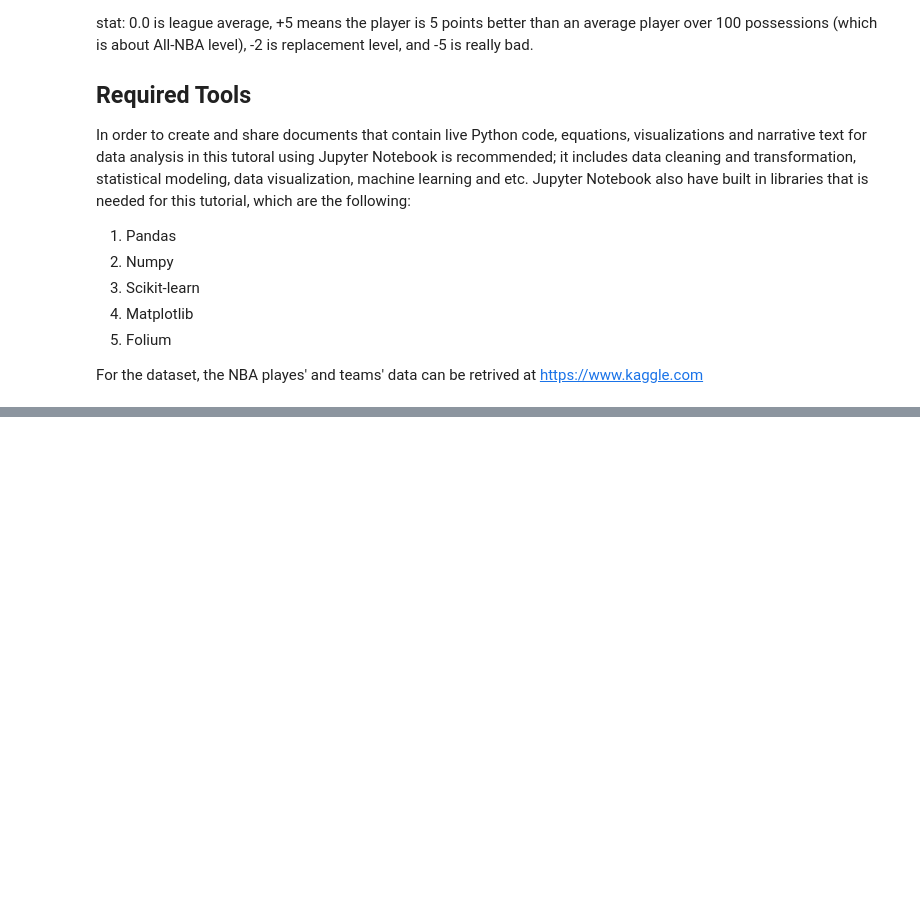
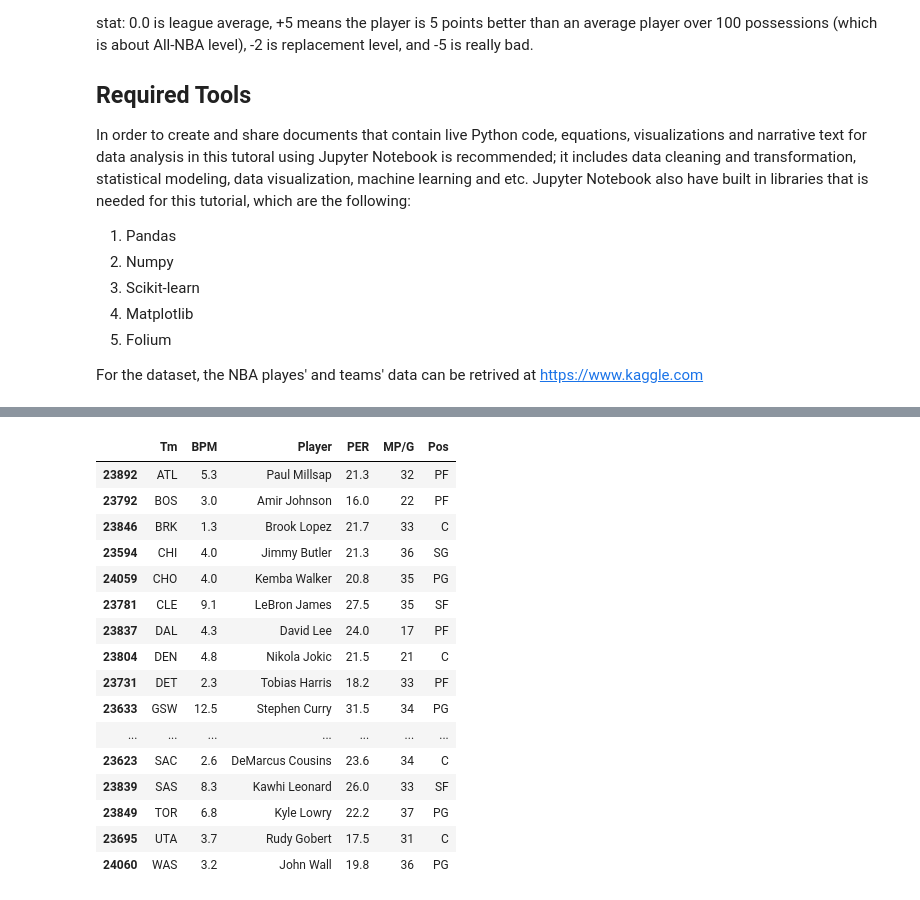
Before and after one commit to gvallang/cmsc320FinalTutorial, a Jupyter notebook: Final_Tutorial.ipynb, the cells around one changed output, grey strips where cells are left out. Saved outputs shown, nothing was run; the diff lists cells and outputs as text; code cells hidden in the pictures; blank space fills up the shorter version.

```diff
--- a/Final_Tutorial.ipynb
+++ b/Final_Tutorial.ipynb
@@ -239,0 +242,24 @@ group15.groupby(group15['Tm']).max()
+# %%
+#Obtain the max BPM per team
+best_BPM = group15.loc[group15.groupby(["Tm"])["BPM"].idxmax()]
+best_BPM = best_BPM.filter(['Tm', 'BPM', 'Player', 'PER', 'MP/G', 'Pos'])
+
+best_BPM
+# %% [output]
+|  | Tm | BPM | Player | PER | MP/G | Pos |
+| 23892 | ATL | 5.3 | Paul Millsap | 21.3 | 32 | PF |
+| 23792 | BOS | 3.0 | Amir Johnson | 16.0 | 22 | PF |
+| 23846 | BRK | 1.3 | Brook Lopez | 21.7 | 33 | C |
+| 23594 | CHI | 4.0 | Jimmy Butler | 21.3 | 36 | SG |
+| 24059 | CHO | 4.0 | Kemba Walker | 20.8 | 35 | PG |
+| 23781 | CLE | 9.1 | LeBron James | 27.5 | 35 | SF |
+| 23837 | DAL | 4.3 | David Lee | 24.0 | 17 | PF |
+| 23804 | DEN | 4.8 | Nikola Jokic | 21.5 | 21 | C |
+| 23731 | DET | 2.3 | Tobias Harris | 18.2 | 33 | PF |
+| 23633 | GSW | 12.5 | Stephen Curry | 31.5 | 34 | PG |
+| ... | ... | ... | ... | ... | ... | ... |
+| 23623 | SAC | 2.6 | DeMarcus Cousins | 23.6 | 34 | C |
+| 23839 | SAS | 8.3 | Kawhi Leonard | 26.0 | 33 | SF |
+| 23849 | TOR | 6.8 | Kyle Lowry | 22.2 | 37 | PG |
+| 23695 | UTA | 3.7 | Rudy Gobert | 17.5 | 31 | C |
+| 24060 | WAS | 3.2 | John Wall | 19.8 | 36 | PG |
```
Also changed, not shown: parts of 16 cells of this notebook, 1 other file.
